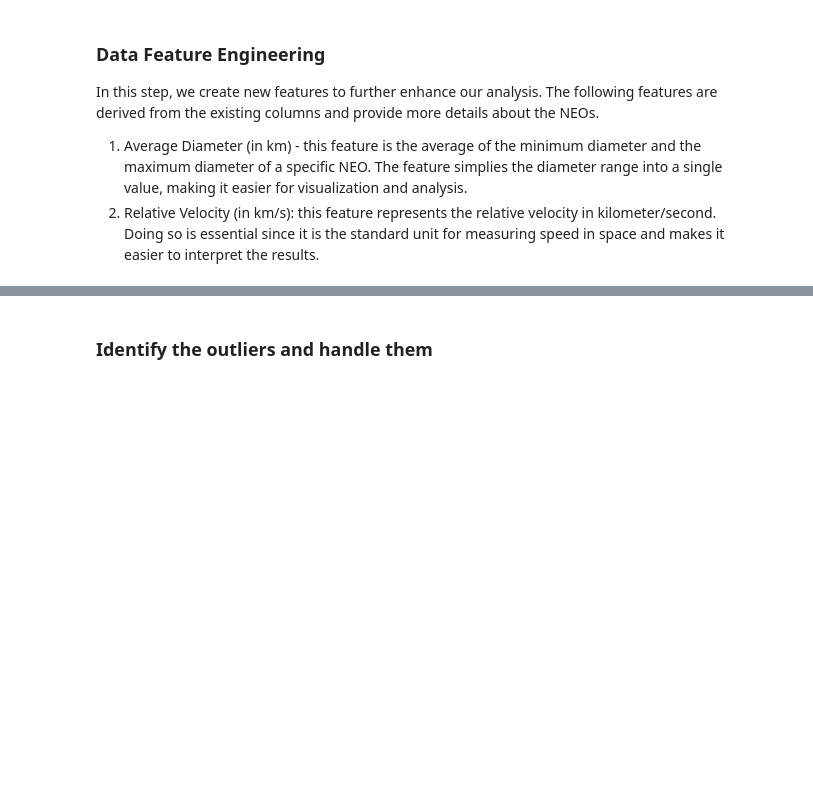
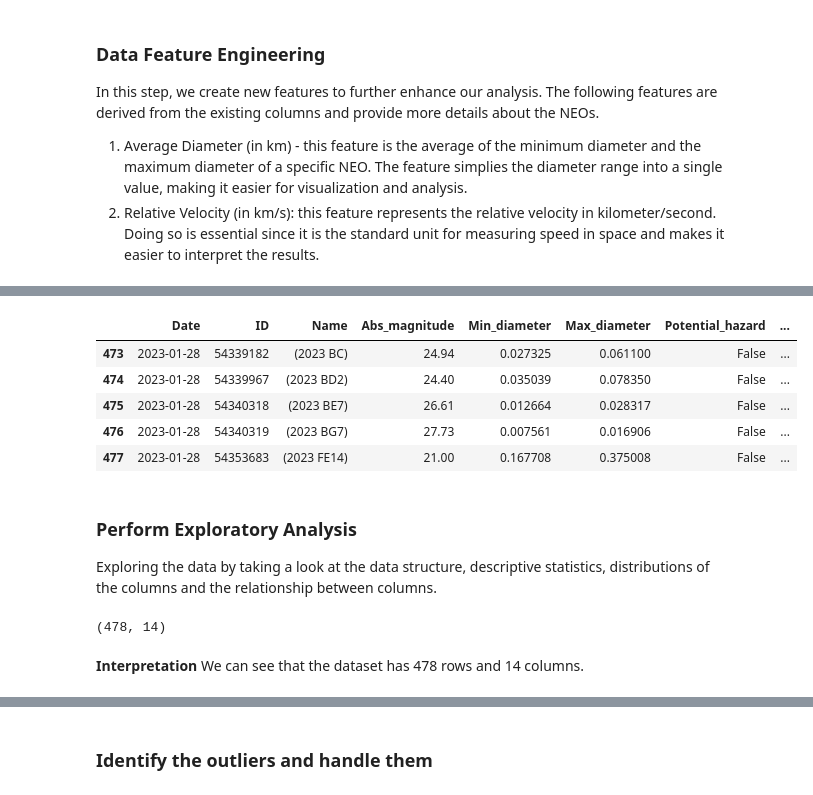
Before and after one commit to parul0315/Applied-Python-Projects-Business-Simulation-Space-Object-Classification, a Jupyter notebook: Task2/main.ipynb, the cells around one changed output, grey strips where cells are left out. Saved outputs shown, nothing was run; the diff lists cells and outputs as text; code cells hidden in the pictures; blank space fills up the shorter version.

```diff
--- a/Task2/main.ipynb
+++ b/Task2/main.ipynb
@@ -195,3 +195,22 @@ df.head()
 | 2 | 2023-01-01 | 2453309 | 453309 (2008 VQ4) | 19.51 | 0.333085 | 0.744801 | False | ... |
 | 3 | 2023-01-01 | 3683468 | (2014 QR295) | 18.39 | 0.557898 | 1.247498 | False | ... |
 | 4 | 2023-01-01 | 3703782 | (2015 AE45) | 25.30 | 0.023150 | 0.051765 | False | ... |
+# %%
+df.tail()
+# %% [output]
+|  | Date | ID | Name | Abs_magnitude | Min_diameter | Max_diameter | Potential_hazard | ... |
+| 473 | 2023-01-28 | 54339182 | (2023 BC) | 24.94 | 0.027325 | 0.061100 | False | ... |
+| 474 | 2023-01-28 | 54339967 | (2023 BD2) | 24.40 | 0.035039 | 0.078350 | False | ... |
+| 475 | 2023-01-28 | 54340318 | (2023 BE7) | 26.61 | 0.012664 | 0.028317 | False | ... |
+| 476 | 2023-01-28 | 54340319 | (2023 BG7) | 27.73 | 0.007561 | 0.016906 | False | ... |
+| 477 | 2023-01-28 | 54353683 | (2023 FE14) | 21.00 | 0.167708 | 0.375008 | False | ... |
+# %% [markdown]
+### Perform Exploratory Analysis
+Exploring the data by taking a look at the data structure, descriptive statistics, distributions of the columns and the relationship between columns.
+# %%
+print(df.shape)
+# %% [output]
+(478, 14)
+# %% [markdown]
+**Interpretation**
+We can see that the dataset has 478 rows and 14 columns.
```
Also changed, not shown: parts of 17 cells of this notebook.
